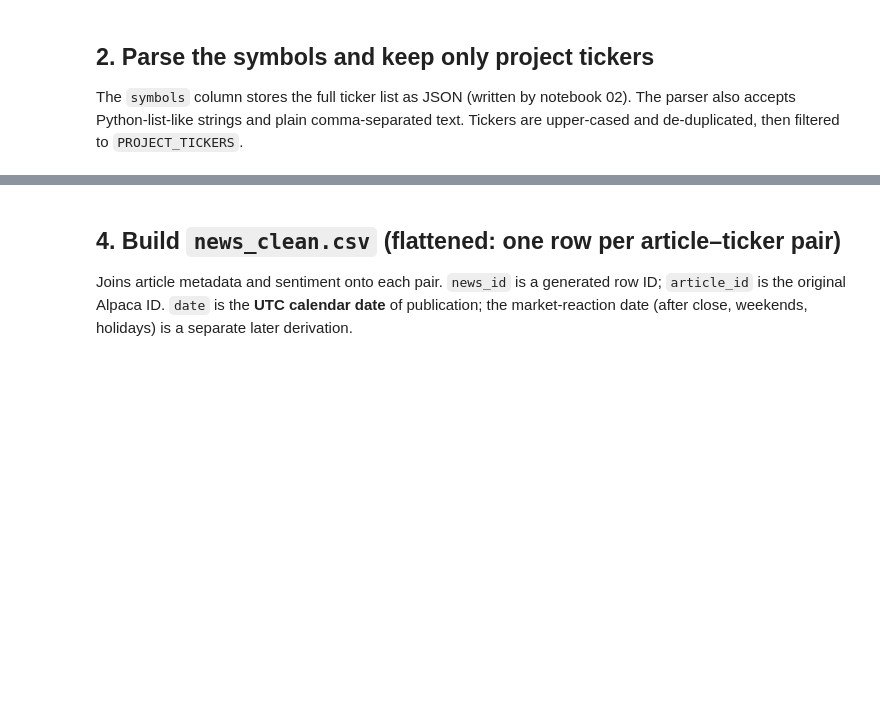
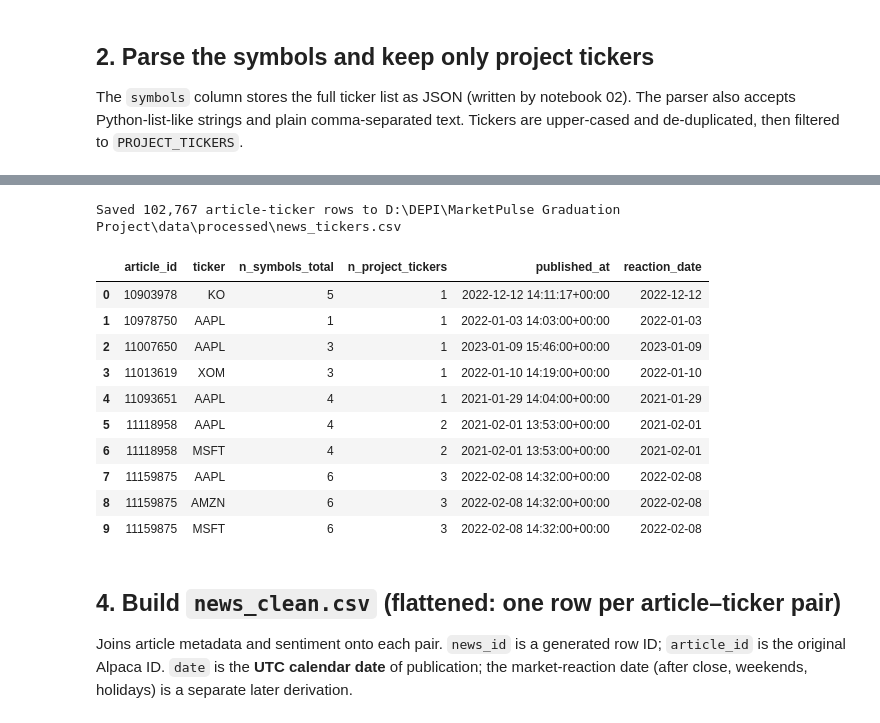
Before and after one commit to basmala5essam/MarketPulse-Graduation-Project-, a Jupyter notebook: notebooks/sentiment_analysis/03_news_ticker_mapping.ipynb, the cells around one changed output, grey strips where cells are left out. Cells and saved outputs as stored; diff of their text form; code cells hidden in the pictures; blank space fills up the shorter version.

Commit message:
Updated news_tickers file with publication and reaction date for data warehouse PK/FK

```diff
--- a/notebooks/sentiment_analysis/03_news_ticker_mapping.ipynb
+++ b/notebooks/sentiment_analysis/03_news_ticker_mapping.ipynb
@@ -148,3 +282,44 @@ display(mapping.head(10))
+# %%
+tickers_out = mapping.merge(
+    articles[["article_id", "n_symbols_total", "n_project_tickers", "published_at", "reaction_date"]],
+    on="article_id", how="left", validate="many_to_one",
+).sort_values(["article_id", "ticker"]).reset_index(drop=True)
+
+# ---- Checks ----
+assert len(tickers_out) == len(mapping), "Join changed the number of rows."
+assert not tickers_out.duplicated(["article_id", "ticker"]).any()
+assert tickers_out["ticker"].isin(PROJECT_TICKERS).all()
+dated = tickers_out["reaction_date"].notna()
+assert (dated == tickers_out["published_at"].notna()).all(), "reaction_date missing where published_at exists"
+assert tickers_out.loc[dated, "reaction_date"].isin(TRADING_DAYS).all(), "reaction_date is not a trading day"
+local_day = tickers_out["published_at"].dt.tz_convert("America/New_York").dt.tz_localize(None).dt.normalize()
+assert (tickers_out.loc[dated, "reaction_date"] >= local_day[dated]).all(), "reaction_date earlier than the New York date"
+
+if TICKERS_PATH.exists():
+    old = pd.read_csv(TICKERS_PATH, usecols=["article_id", "ticker"], dtype=str)
+    same = set(map(tuple, old.values.tolist())) == set(map(tuple, tickers_out[["article_id", "ticker"]].values.tolist()))
+    print(f"Previous file: {len(old):,} pairs; identical set of pairs: {same}")
+    assert same, "The set of article-ticker pairs changed. Only columns should be added."
+
+export = tickers_out[["article_id", "ticker", "n_symbols_total", "n_project_tickers", "published_at", "reaction_date"]].copy()
+export["reaction_date"] = export["reaction_date"].dt.strftime("%Y-%m-%d")
+PROCESSED_DIR.mkdir(parents=True, exist_ok=True)
+export.to_csv(TICKERS_PATH, index=False)
+print(f"Saved {len(export):,} article-ticker rows to {TICKERS_PATH.resolve()}")
+display(export.head(10))
+# %% [output]
+Saved 102,767 article-ticker rows to D:\DEPI\MarketPulse Graduation Project\data\processed\news_tickers.csv
+|  | article_id | ticker | n_symbols_total | n_project_tickers | published_at | reaction_date |
+| 0 | 10903978 | KO | 5 | 1 | 2022-12-12 14:11:17+00:00 | 2022-12-12 |
+| 1 | 10978750 | AAPL | 1 | 1 | 2022-01-03 14:03:00+00:00 | 2022-01-03 |
+| 2 | 11007650 | AAPL | 3 | 1 | 2023-01-09 15:46:00+00:00 | 2023-01-09 |
+| 3 | 11013619 | XOM | 3 | 1 | 2022-01-10 14:19:00+00:00 | 2022-01-10 |
+| 4 | 11093651 | AAPL | 4 | 1 | 2021-01-29 14:04:00+00:00 | 2021-01-29 |
+| 5 | 11118958 | AAPL | 4 | 2 | 2021-02-01 13:53:00+00:00 | 2021-02-01 |
+| 6 | 11118958 | MSFT | 4 | 2 | 2021-02-01 13:53:00+00:00 | 2021-02-01 |
+| 7 | 11159875 | AAPL | 6 | 3 | 2022-02-08 14:32:00+00:00 | 2022-02-08 |
+| 8 | 11159875 | AMZN | 6 | 3 | 2022-02-08 14:32:00+00:00 | 2022-02-08 |
+| 9 | 11159875 | MSFT | 6 | 3 | 2022-02-08 14:32:00+00:00 | 2022-02-08 |
 # %% [markdown]
 ## 4. Build `news_clean.csv` (flattened: one row per article–ticker pair)
 
```
Also changed, not shown: parts of 14 cells of this notebook, 1 other file.
